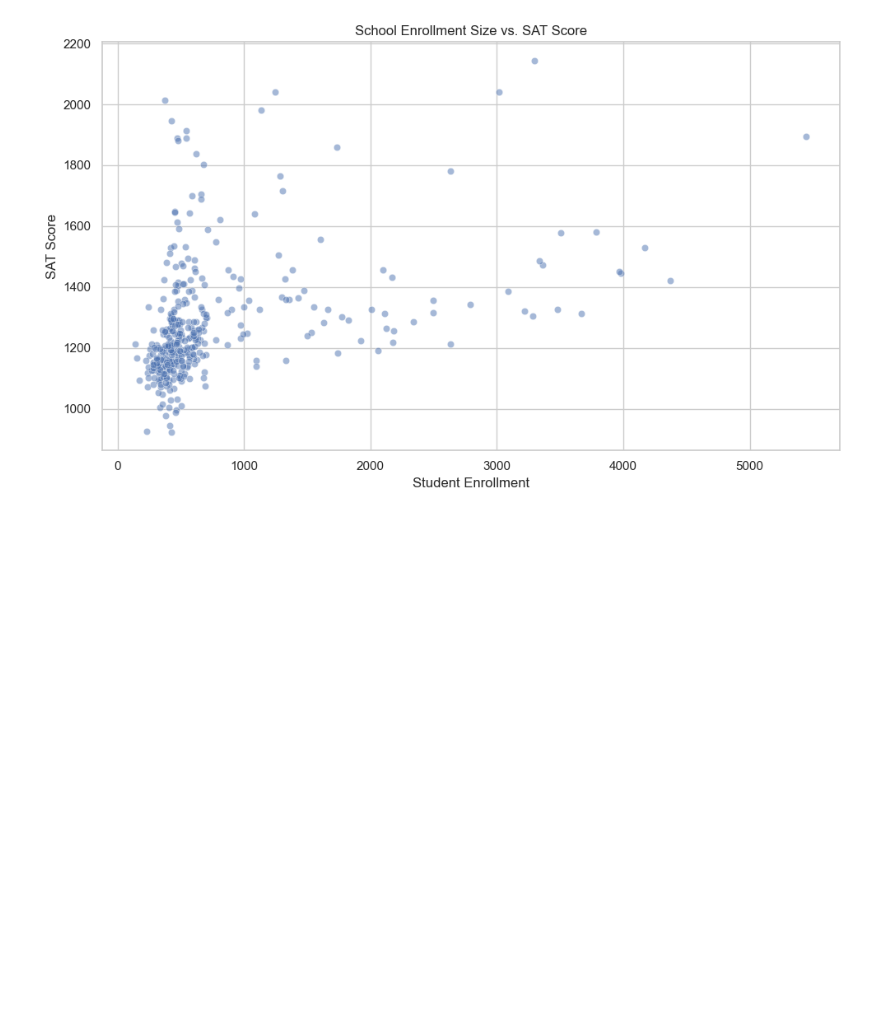
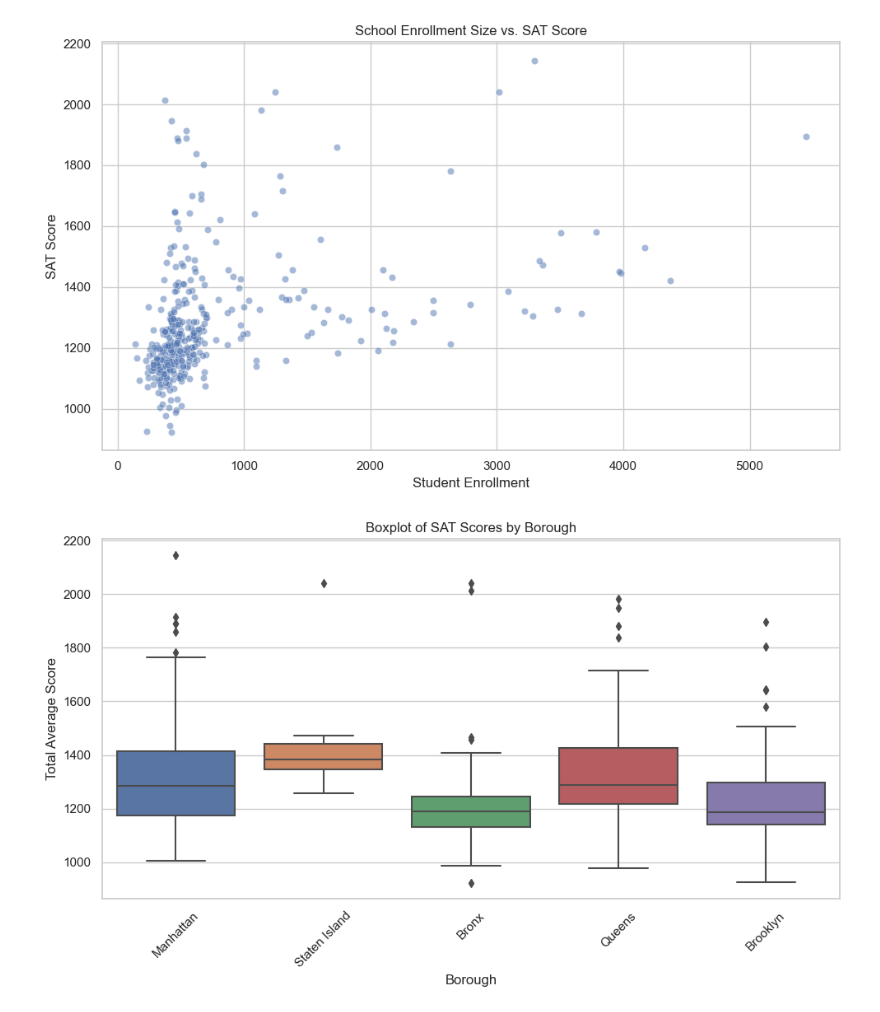
Before and after one commit to ECO225-W2024/project-one-code-hannahyu07, a Jupyter notebook: Project 1 Code.ipynb, the cells around one changed output. Cells and saved outputs as stored; diff of their text form; code cells hidden in the pictures; blank space fills up the shorter version.

```diff
--- a/Project 1 Code.ipynb
+++ b/Project 1 Code.ipynb
@@ -302,3 +312,16 @@ plt.tight_layout()
 plt.show()
 # %% [output]
 [figure]
+# %%
+# Assuming 'Borough' is a column in your dataframe
+sns.set(style="whitegrid")
+plt.figure(figsize=(10, 6))
+sns.boxplot(x='Borough', y='Total Average Score', data=cleaned_score)
+plt.title('Boxplot of SAT Scores by Borough')
+plt.xlabel('Borough')
+plt.ylabel('Total Average Score')
+plt.xticks(rotation=45)
+plt.tight_layout()
+plt.show()
+# %% [output]
+[figure, added]
```
Also changed, not shown: parts of 8 cells of this notebook.
